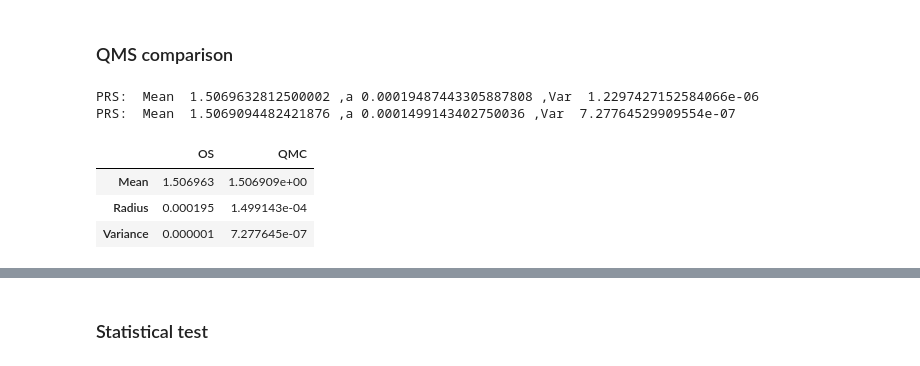
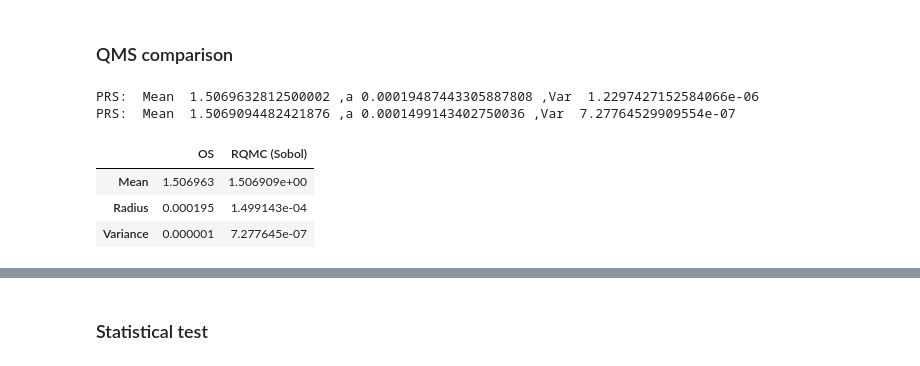
Before and after one commit to soudy/stoch-simulation-assignment1, a Jupyter notebook: notebooks/Mandelbrot_Monte_Carlo.ipynb, the cells around one changed output, grey strips where cells are left out. Saved outputs shown, nothing was run; the diff lists cells and outputs as text; code cells hidden in the pictures.

```diff
--- a/notebooks/Mandelbrot_Monte_Carlo.ipynb
+++ b/notebooks/Mandelbrot_Monte_Carlo.ipynb
@@ -647,27 +647,27 @@ Approx_areas_list_QMS_av_est_2_power = sum(Approx_areas_list_I_QMS_2_power, [])
 # %%
 #Table
 
 
 Mean_OS = np.mean(Approx_areas_list_OS_Av_est_2_power)
 a_OS = sp_confidence_interval(Approx_areas_list_OS_Av_est_2_power)
 Var_OS = np.var(Approx_areas_list_OS_Av_est_2_power, ddof = 1)
 
 Mean_QMS = np.mean(Approx_areas_list_QMS_av_est_2_power)
 a_QMS = sp_confidence_interval(Approx_areas_list_QMS_av_est_2_power)
 Var_QMS = np.var(Approx_areas_list_QMS_av_est_2_power, ddof = 1)
 
 print("PRS: ", "Mean ", Mean_OS,",a", a_OS, ",Var ", Var_OS)
 print("PRS: ", "Mean ", Mean_QMS,",a", a_QMS, ",Var ", Var_QMS)
 
 
 table = pd.DataFrame(np.array([[Mean_OS, Mean_QMS], [a_OS, a_QMS], [Var_OS, Var_QMS]]),
-                  columns=[ 'OS', 'QMC'], index = ['Mean', 'Radius', 'Variance'])
+                  columns=[ 'OS', 'RQMC (Sobol)'], index = ['Mean', 'Radius', 'Variance'])
 
 display(table)
 # %% [output]
 PRS:  Mean  1.5069632812500002 ,a 0.00019487443305887808 ,Var  1.2297427152584066e-06
 PRS:  Mean  1.5069094482421876 ,a 0.0001499143402750036 ,Var  7.27764529909554e-07
-|  | OS | QMC |
+|  | OS | RQMC (Sobol) |
 | Mean | 1.506963 | 1.506909e+00 |
 | Radius | 0.000195 | 1.499143e-04 |
 | Variance | 0.000001 | 7.277645e-07 |
```
Also changed, not shown: parts of 8 cells of this notebook, 10 other files.
